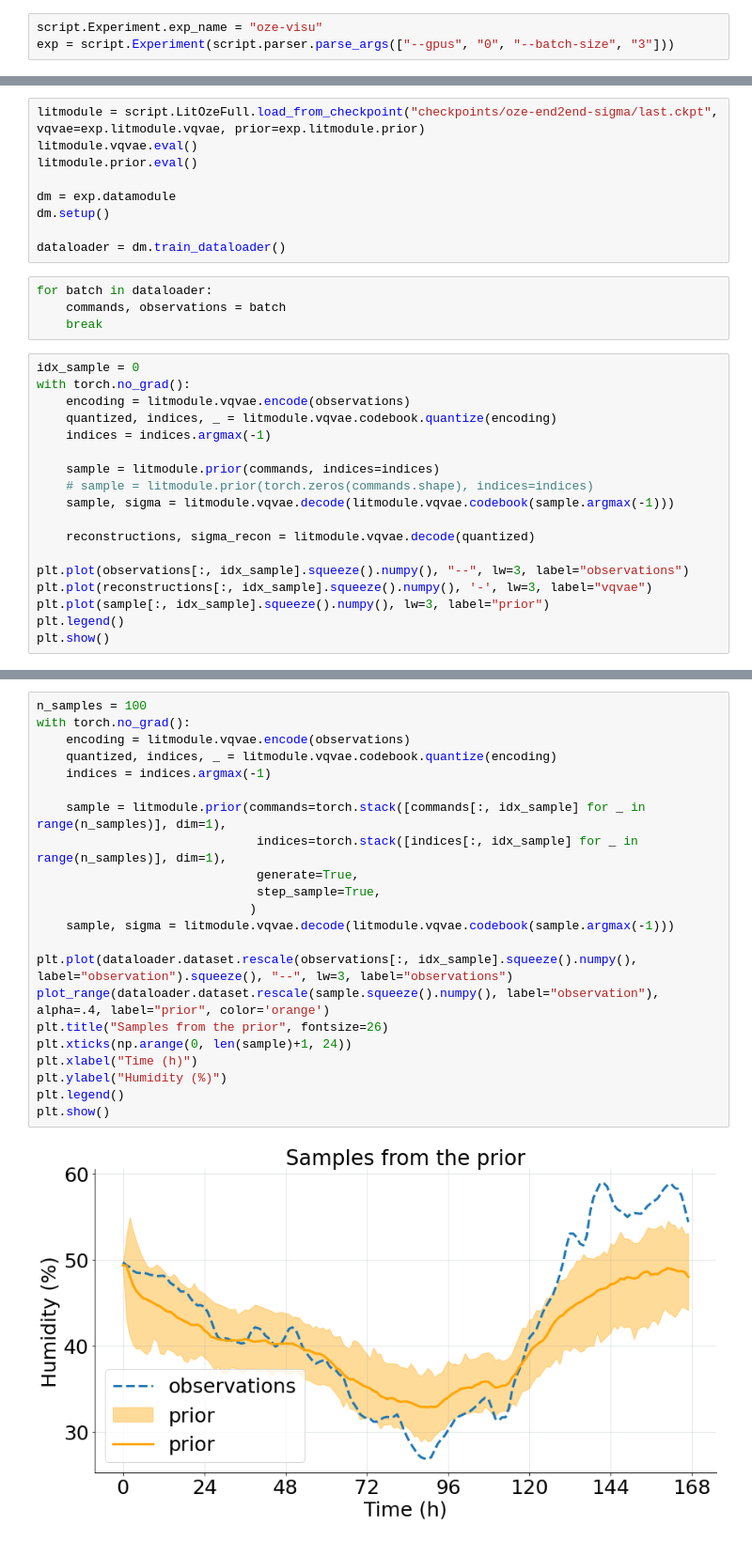
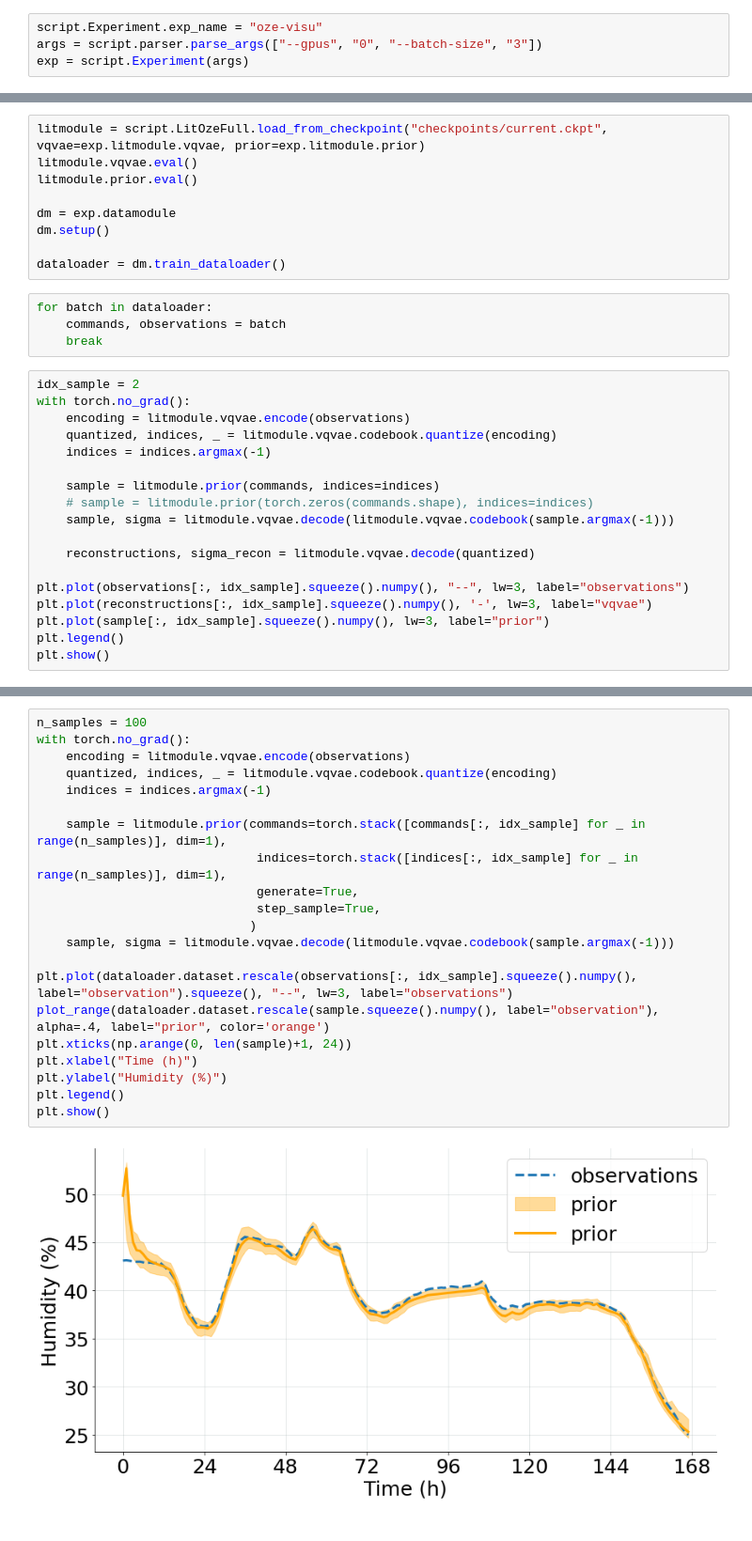
Before and after one commit to maxjcohen/vqvae, a Jupyter notebook: oze_end2end.ipynb, the cells around one changed output, grey strips where cells are left out. Shown at 94% size. Drawn from its saved outputs; the diff is of its cells as text.

```diff
--- a/oze_end2end.ipynb
+++ b/oze_end2end.ipynb
@@ -24,7 +24,8 @@ plt.rcParams.update({
 })
 # %%
 script.Experiment.exp_name = "oze-visu"
-exp = script.Experiment(script.parser.parse_args(["--gpus", "0", "--batch-size", "3"]))
+args = script.parser.parse_args(["--gpus", "0", "--batch-size", "3"])
+exp = script.Experiment(args)
 # %% [output]
 Using logger <aim.sdk.adapters.pytorch_lightning.AimLogger.__get_logger_cls.<locals>._PytorchLightningLogger object at 0x...>.
 GPU available: True, used: False
@@ -47,7 +48,7 @@ def plot_sigma(mean, sigma, alpha=1, **kwargs):
     plt.fill_between(np.arange(len(plot_mean)), plot_min, plot_max, alpha=alpha, **kwargs)
     plt.plot(plot_mean, lw=3, **kwargs)
 # %%
-litmodule = script.LitOzeFull.load_from_checkpoint("checkpoints/oze-end2end-sigma/last.ckpt", vqvae=exp.litmodule.vqvae, prior=exp.litmodule.prior)
+litmodule = script.LitOzeFull.load_from_checkpoint("checkpoints/current.ckpt", vqvae=exp.litmodule.vqvae, prior=exp.litmodule.prior)
 litmodule.vqvae.eval()
 litmodule.prior.eval()
 
@@ -60,7 +61,7 @@ for batch in dataloader:
     commands, observations = batch
     break
 # %%
-idx_sample = 0
+idx_sample = 2
 with torch.no_grad():
     encoding = litmodule.vqvae.encode(observations)
     quantized, indices, _ = litmodule.vqvae.codebook.quantize(encoding)
@@ -105,24 +106,23 @@ plt.show()
 # %%
 n_samples = 100
 with torch.no_grad():
     encoding = litmodule.vqvae.encode(observations)
     quantized, indices, _ = litmodule.vqvae.codebook.quantize(encoding)
     indices = indices.argmax(-1)
 
     sample = litmodule.prior(commands=torch.stack([commands[:, idx_sample] for _ in range(n_samples)], dim=1),
                               indices=torch.stack([indices[:, idx_sample] for _ in range(n_samples)], dim=1),
                               generate=True,
                               step_sample=True,
                              )
     sample, sigma = litmodule.vqvae.decode(litmodule.vqvae.codebook(sample.argmax(-1)))
 
 plt.plot(dataloader.dataset.rescale(observations[:, idx_sample].squeeze().numpy(), label="observation").squeeze(), "--", lw=3, label="observations")
 plot_range(dataloader.dataset.rescale(sample.squeeze().numpy(), label="observation"), alpha=.4, label="prior", color='orange')
-plt.title("Samples from the prior", fontsize=26)
 plt.xticks(np.arange(0, len(sample)+1, 24))
 plt.xlabel("Time (h)")
 plt.ylabel("Humidity (%)")
 plt.legend()
 plt.show()
 # %% [output]
-[figure, old version]
+[figure, new version]
```
Also changed, not shown: parts of 5 cells of this notebook, 1 other file.
